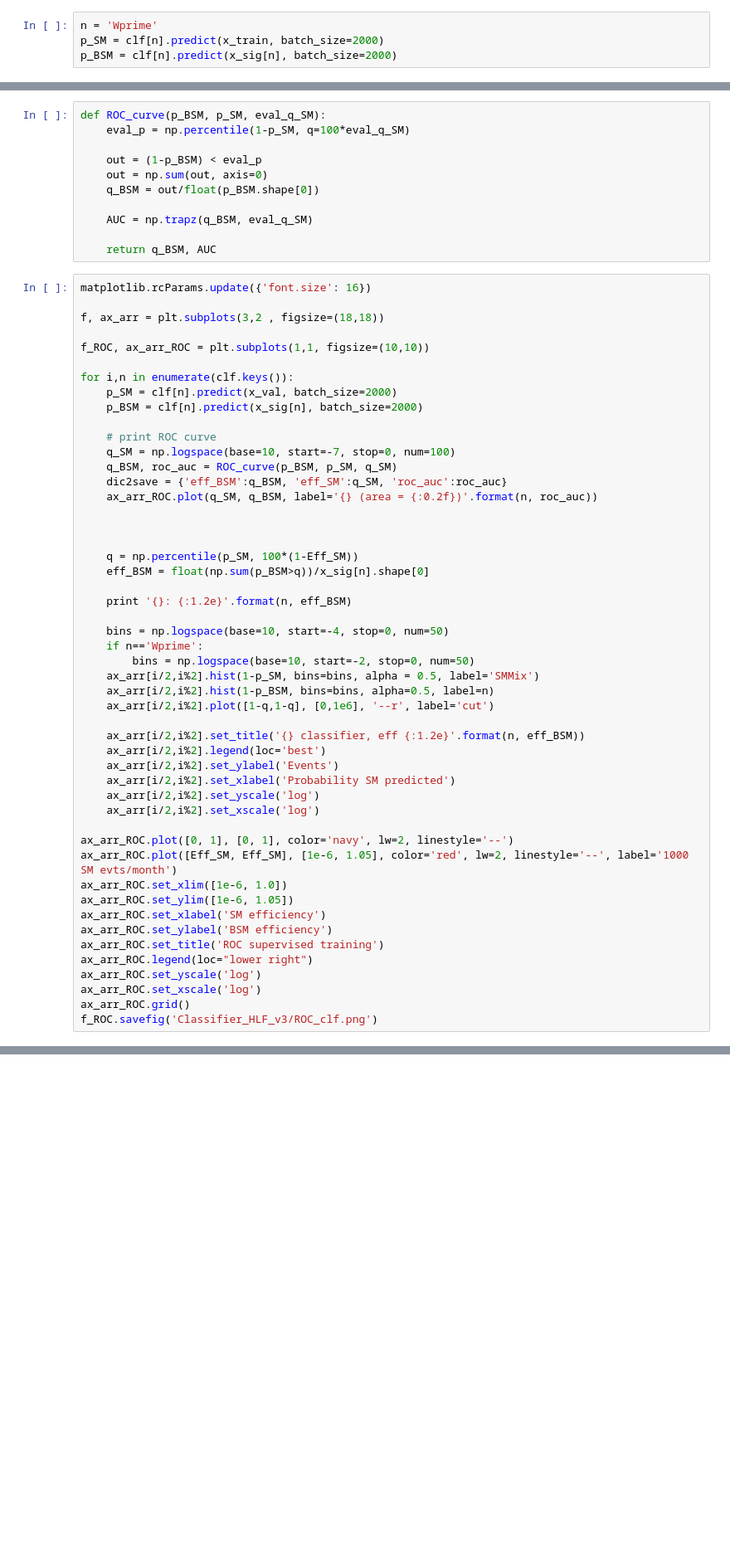
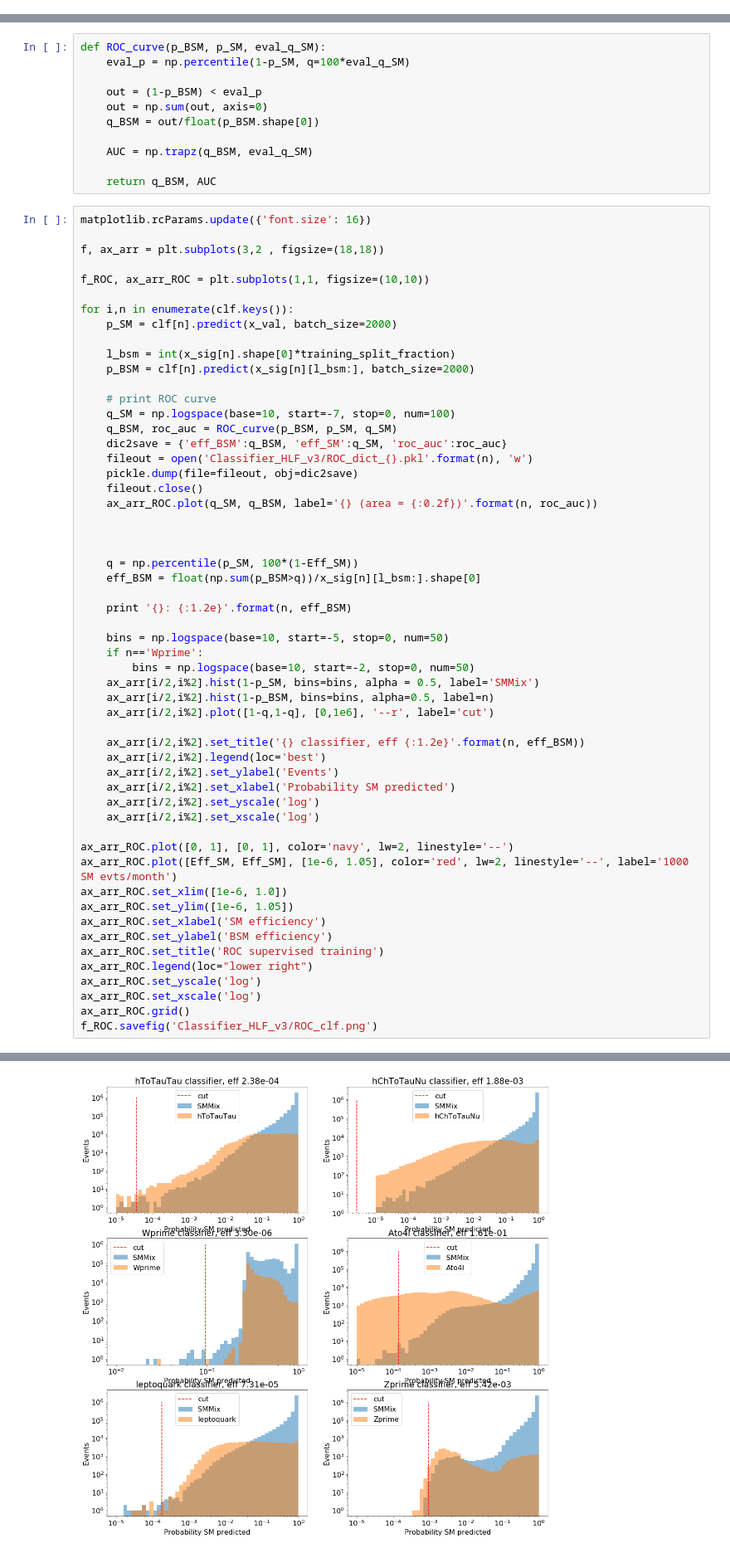
Before and after one commit to ocerri/AnomalyDetection, a Jupyter notebook: Classifier/Classifier_HLF_v3.ipynb, the cells around one changed output, grey strips where cells are left out. Shown: that part at 83% size. Saved outputs shown, nothing was run; the diff lists cells and outputs as text; blank space fills up the shorter version.

```diff
--- a/Classifier/Classifier_HLF_v3.ipynb
+++ b/Classifier/Classifier_HLF_v3.ipynb
@@ -355,7 +410,3 @@ else:
 ## Plot the ROC curves
 # %%
 Eff_SM = 5.38e-06
-# %%
-n = 'Wprime'
-p_SM = clf[n].predict(x_train, batch_size=2000)
-p_BSM = clf[n].predict(x_sig[n], batch_size=2000)
@@ -382,22 +430,27 @@ f_ROC, ax_arr_ROC = plt.subplots(1,1, figsize=(10,10))
 
 for i,n in enumerate(clf.keys()):
     p_SM = clf[n].predict(x_val, batch_size=2000)
-    p_BSM = clf[n].predict(x_sig[n], batch_size=2000)
+
+    l_bsm = int(x_sig[n].shape[0]*training_split_fraction)
+    p_BSM = clf[n].predict(x_sig[n][l_bsm:], batch_size=2000)
 
     # print ROC curve
     q_SM = np.logspace(base=10, start=-7, stop=0, num=100)
     q_BSM, roc_auc = ROC_curve(p_BSM, p_SM, q_SM)
     dic2save = {'eff_BSM':q_BSM, 'eff_SM':q_SM, 'roc_auc':roc_auc}
+    fileout = open('Classifier_HLF_v3/ROC_dict_{}.pkl'.format(n), 'w')
+    pickle.dump(file=fileout, obj=dic2save)
+    fileout.close()
     ax_arr_ROC.plot(q_SM, q_BSM, label='{} (area = {:0.2f})'.format(n, roc_auc))
 
 
 
     q = np.percentile(p_SM, 100*(1-Eff_SM))
-    eff_BSM = float(np.sum(p_BSM>q))/x_sig[n].shape[0]
+    eff_BSM = float(np.sum(p_BSM>q))/x_sig[n][l_bsm:].shape[0]
 
     print '{}: {:1.2e}'.format(n, eff_BSM)
 
-    bins = np.logspace(base=10, start=-4, stop=0, num=50)
+    bins = np.logspace(base=10, start=-5, stop=0, num=50)
     if n=='Wprime':
         bins = np.logspace(base=10, start=-2, stop=0, num=50)
     ax_arr[i/2,i%2].hist(1-p_SM, bins=bins, alpha = 0.5, label='SMMix')
@@ -423,3 +476,4 @@ ax_arr_ROC.set_yscale('log')
 ax_arr_ROC.set_xscale('log')
 ax_arr_ROC.grid()
 f_ROC.savefig('Classifier_HLF_v3/ROC_clf.png')
+# %% [output]
@@ -425,0 +486 @@ f_ROC.savefig('Classifier_HLF_v3/ROC_clf.png')
+[figure, added]
```
Also changed, not shown: parts of 14 cells of this notebook, 45 other files.
